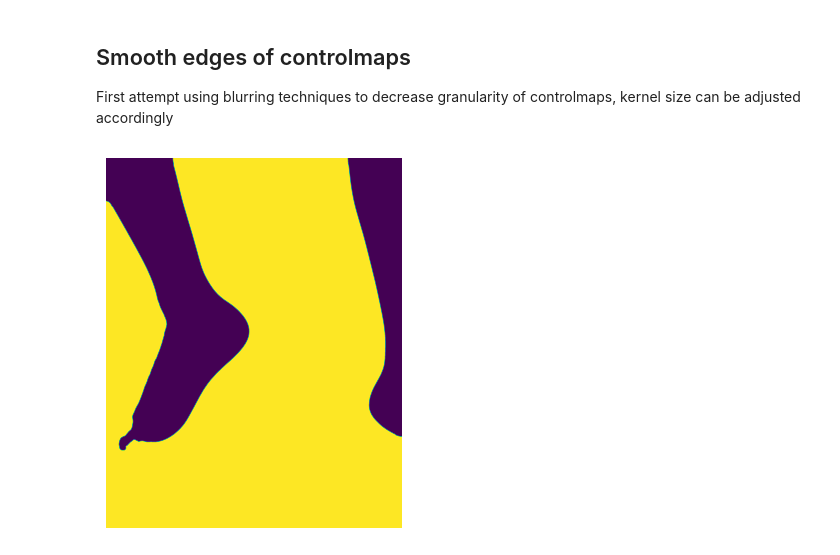
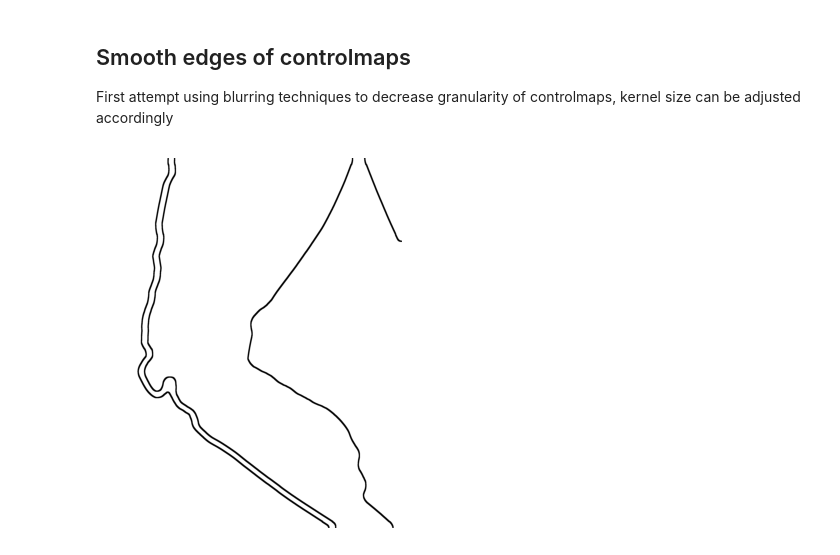
Before and after one commit to jamesmoore24/CV-Project, a Jupyter notebook: fracatlas.ipynb, the cells around one changed output. Drawn from its saved outputs; the diff is of its cells as text; code cells hidden in the pictures.

```diff
--- a/fracatlas.ipynb
+++ b/fracatlas.ipynb
@@ -98,10 +104,33 @@ plt.show()
 # %% [markdown]
 ## Smooth edges of controlmaps
 First attempt using blurring techniques to decrease granularity of controlmaps, kernel size can be adjusted accordingly
-# %%
-smoothed_markers = cv.blur(markers,(99,99))
-plt.imshow(smoothed_markers)
-plt.axis('off')
-plt.show()
-# %% [output]
-[figure, removed]
+# %%
+if markers.ndim == 2 or (markers.ndim == 3 and markers.shape[2] == 1):
+    gray_img = markers  # It is already grayscale
+else:
+    gray_img = cv.cvtColor(markers, cv.COLOR_BGR2GRAY)
+
+# Apply the blur
+smoothed_gray_img = cv.blur(gray_img, (100, 100))
+
+# Ensure the image is 8-bit
+smoothed_gray_img = cv.convertScaleAbs(smoothed_gray_img)
+
+v = np.median(smoothed_gray_img)
+
+sigma = 0.33
+lower = int(max(0, (1.0 - sigma) * v))
+upper = int(min(255, (1.0 + sigma) * v))
+edges = cv.Canny(smoothed_gray_img, lower, upper)
+
+kernel = np.ones((10,10), np.uint8)  # Create a 3x3 matrix of ones
+dilated_edges = cv.dilate(edges, kernel, iterations=1)
+
+sketch = cv.bitwise_not(dilated_edges);
+
+# Display the dilated edges
+plt.imshow(sketch, cmap='gray')
+plt.axis('off')
+plt.show()
+# %% [output]
+[figure, added]
```
Also changed, not shown: parts of 5 cells of this notebook, 5 other files.
